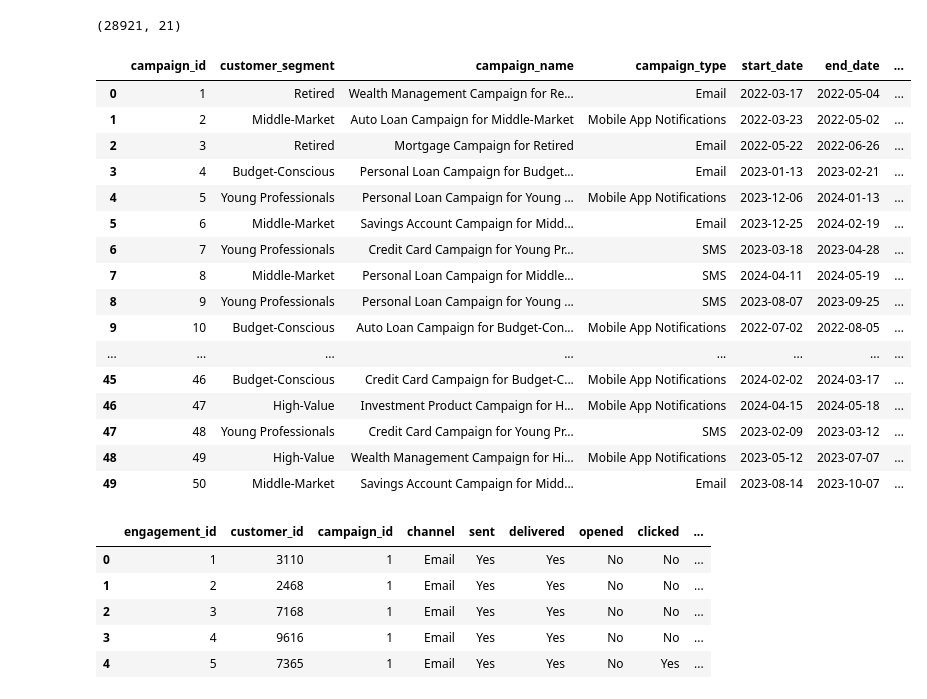
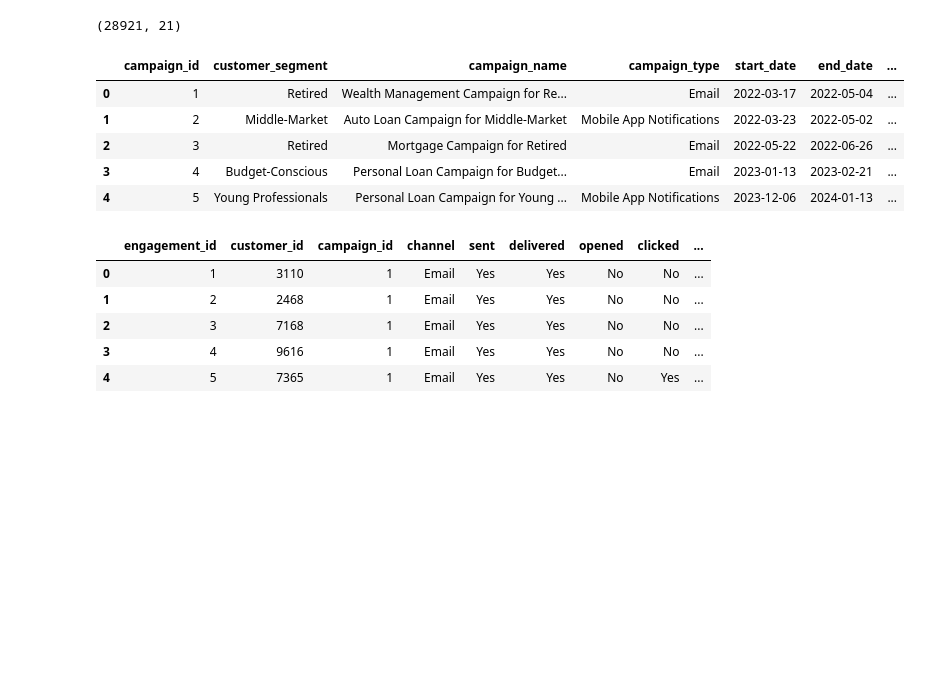
Before and after one commit to andrew250402/DSA3101-Project, a Jupyter notebook: Notebooks/b4-cost-effectiveness-of-campaigns.ipynb, the cells around one changed output. Cells and saved outputs as stored; diff of their text form; code cells hidden in the pictures; blank space fills up the shorter version.

```diff
--- a/Notebooks/andrew.ipynb
+++ b/Notebooks/b4-cost-effectiveness-of-campaigns.ipynb
@@ -55,25 +57,14 @@ print(merged.shape)
 # %% [output]
 (28921, 21)
 # %%
-campaigns
+campaigns.head()
 # %% [output]
 |  | campaign_id | customer_segment | campaign_name | campaign_type | start_date | end_date | ... |
 | 0 | 1 | Retired | Wealth Management Campaign for Re... | Email | 2022-03-17 | 2022-05-04 | ... |
 | 1 | 2 | Middle-Market | Auto Loan Campaign for Middle-Market | Mobile App Notifications | 2022-03-23 | 2022-05-02 | ... |
 | 2 | 3 | Retired | Mortgage Campaign for Retired | Email | 2022-05-22 | 2022-06-26 | ... |
 | 3 | 4 | Budget-Conscious | Personal Loan Campaign for Budget... | Email | 2023-01-13 | 2023-02-21 | ... |
 | 4 | 5 | Young Professionals | Personal Loan Campaign for Young ... | Mobile App Notifications | 2023-12-06 | 2024-01-13 | ... |
-| 5 | 6 | Middle-Market | Savings Account Campaign for Midd... | Email | 2023-12-25 | 2024-02-19 | ... |
-| 6 | 7 | Young Professionals | Credit Card Campaign for Young Pr... | SMS | 2023-03-18 | 2023-04-28 | ... |
-| 7 | 8 | Middle-Market | Personal Loan Campaign for Middle... | SMS | 2024-04-11 | 2024-05-19 | ... |
-| 8 | 9 | Young Professionals | Personal Loan Campaign for Young ... | SMS | 2023-08-07 | 2023-09-25 | ... |
-| 9 | 10 | Budget-Conscious | Auto Loan Campaign for Budget-Con... | Mobile App Notifications | 2022-07-02 | 2022-08-05 | ... |
-| ... | ... | ... | ... | ... | ... | ... | ... |
-| 45 | 46 | Budget-Conscious | Credit Card Campaign for Budget-C... | Mobile App Notifications | 2024-02-02 | 2024-03-17 | ... |
-| 46 | 47 | High-Value | Investment Product Campaign for H... | Mobile App Notifications | 2024-04-15 | 2024-05-18 | ... |
-| 47 | 48 | Young Professionals | Credit Card Campaign for Young Pr... | SMS | 2023-02-09 | 2023-03-12 | ... |
-| 48 | 49 | High-Value | Wealth Management Campaign for Hi... | Mobile App Notifications | 2023-05-12 | 2023-07-07 | ... |
-| 49 | 50 | Middle-Market | Savings Account Campaign for Midd... | Email | 2023-08-14 | 2023-10-07 | ... |
 # %%
 engagement.head()
 # %% [output]
```
Also changed, not shown: parts of 9 cells of this notebook.
